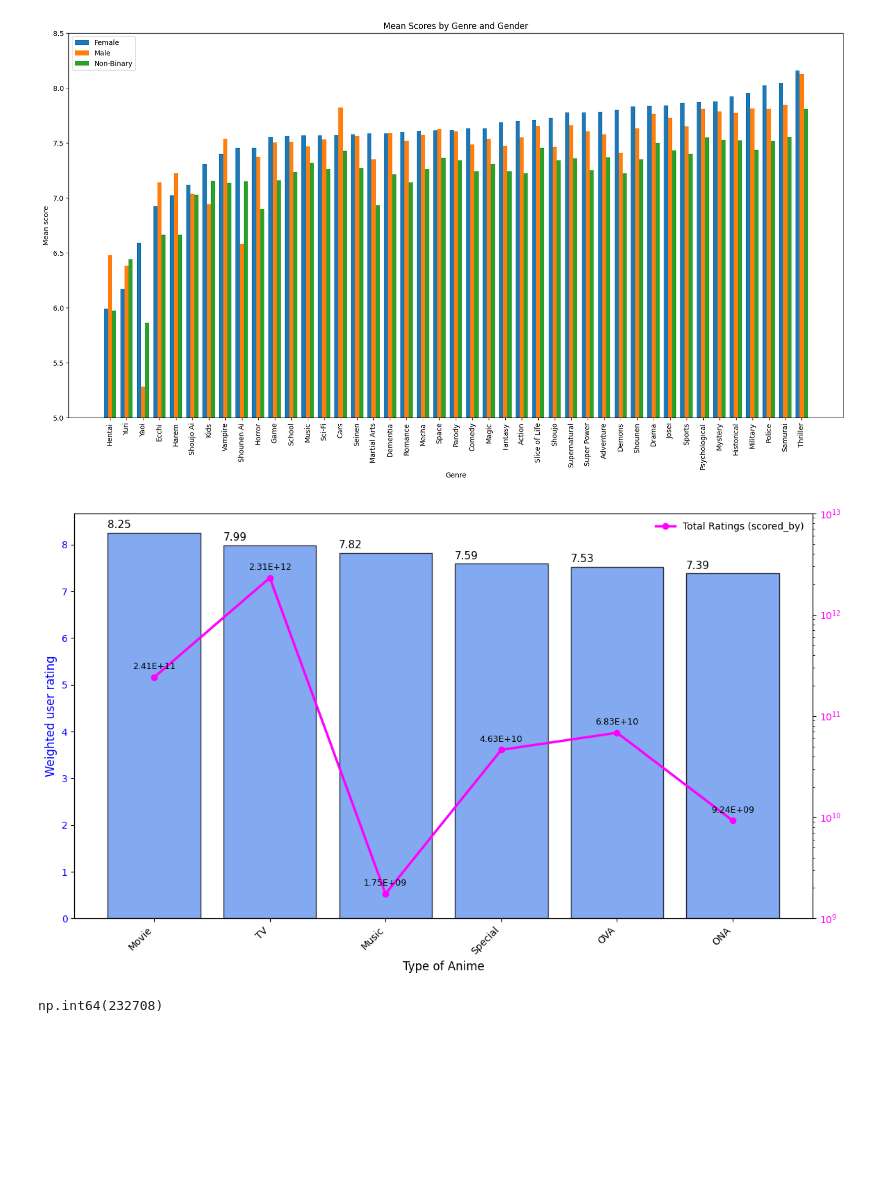
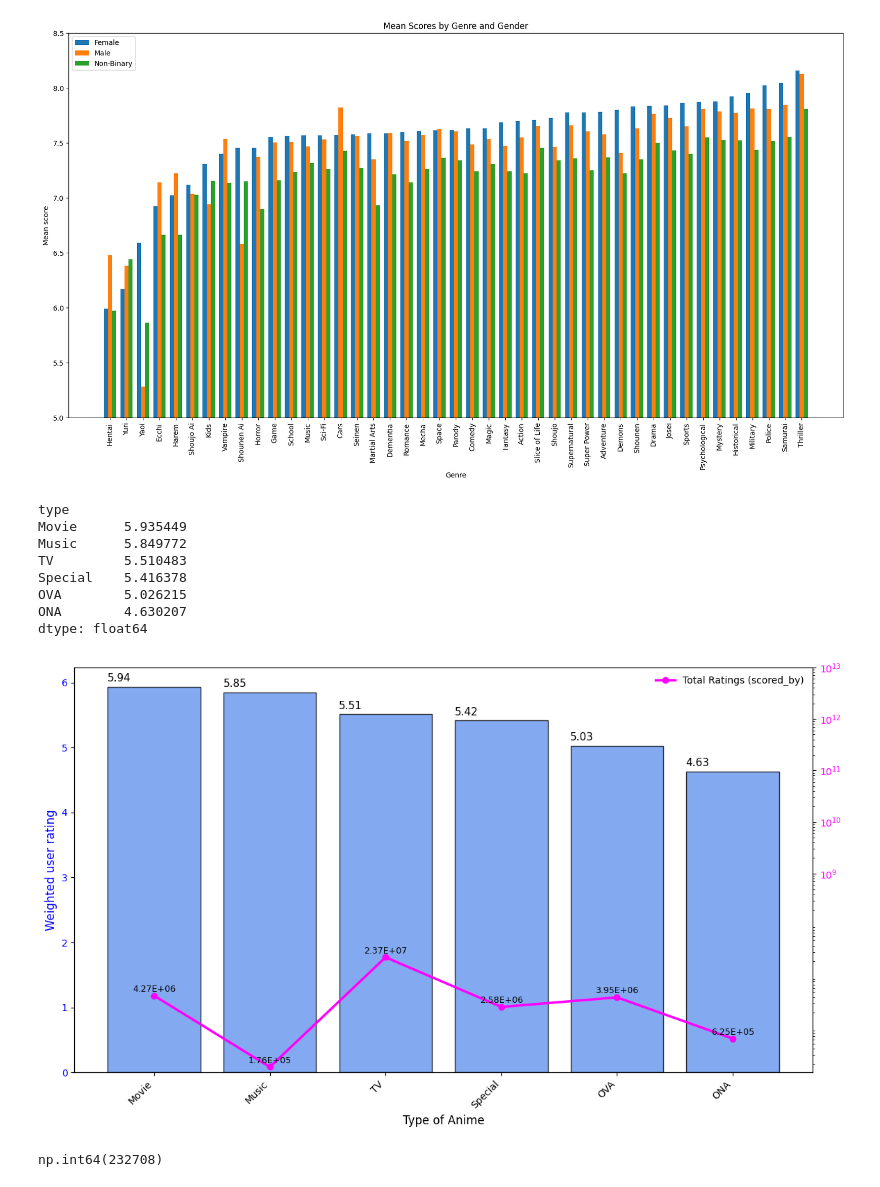
Before and after one commit to Rxsengxn/examine-anime-dataset, a Jupyter notebook: selge.ipynb, the cells around one changed output. Saved outputs shown, nothing was run; the diff lists cells and outputs as text; code cells hidden in the pictures; blank space fills up the shorter version.

```diff
--- a/selge.ipynb
+++ b/selge.ipynb
@@ -1,10 +1,10 @@
 # %%
 import pandas as pd
 import numpy as np
-#chunk = pd.read_csv("./Anime dataset 2023/final_animedataset.csv", chunksize=1000000)
-df = pd.read_csv("final_animedataset.csv")
-#for df in chunk:
-#    break
+chunk = pd.read_csv("final_animedataset.csv", chunksize=100000)
+for df in chunk:
+    break
+#df = pd.read_csv("final_animedataset.csv")
 df.head(5)
 # %% [output]
 |  | username | anime_id | my_score | user_id | gender | title | type | source | score | scored_by | ... |
@@ -226,11 +226,13 @@ cbar.invert_yaxis()
 cbar.set_ylabel("Popularity rank")
 z.sort_values("total", ascending=False)
 # %%
+import matplotlib.pyplot as plt
 type_scores_correlation = df.groupby('type').apply(
     lambda x: (x['my_score'] * x["scored_by"]).sum() / x['scored_by'].sum(), include_groups=False
 ).sort_values(ascending=False)
+print(type_scores_correlation)
 
-type_ratings = df.groupby('type')['scored_by'].sum()
+type_ratings = df.groupby('type').agg({"scored_by": ["count"]})["scored_by"]["count"]
 #print(f"type_ratings: {type_ratings[:5]}")
 
 fig, ax1 = plt.subplots(figsize=(14, 7))
@@ -250,34 +252,42 @@ ax1.set_xticklabels(type_scores_correlation.index, rotation=45, ha='right', font
 for bar in bars:
     ax1.text(bar.get_x() + 0.2, bar.get_height() + 0.05,
              f'{bar.get_height():.2f}', ha='right', va='bottom', fontsize=11, color='black')
 
 # Line plot for Total Ratings
 ax2 = ax1.twinx()
 line, = ax2.plot(type_ratings[type_scores_correlation.index],
                  color='magenta', marker='o', label='Total Ratings (scored_by)', linewidth=2.5)
 
 #ax2.set_ylabel('Total Ratings', color='magenta', fontsize=12)
 ax2.set_yscale('log')
 ax2.set_yticks([1e9, 1e10, 1e11, 1e12, 1e13])
 ax2.tick_params(axis='y', labelcolor='magenta', labelsize=10)
 
 
 for i, value in enumerate(type_ratings[type_scores_correlation.index]):
     ax2.text(i, value + value * 0.2, f'{value:.2E}', color='k', ha='center', fontsize=9)
 
 
 ax2.legend(loc='upper right', frameon=False, fontsize=10)
 
 
 
 
 
 fig.tight_layout(rect=[0, 0, 0.85, 1])
 plt.subplots_adjust(right=0.8)
 
 plt.show()
 # %% [output]
+type
+Movie      5.935449
+Music      5.849772
+TV         5.510483
+Special    5.416378
+OVA        5.026215
+ONA        4.630207
+dtype: float64
-[figure, old version]
+[figure, new version]
 # %%
 df["scored_by"].iloc[215]
 df['my_score'].iloc[2] * df["scored_by"].iloc[2]
```
Also changed, not shown: parts of 10 cells of this notebook.
